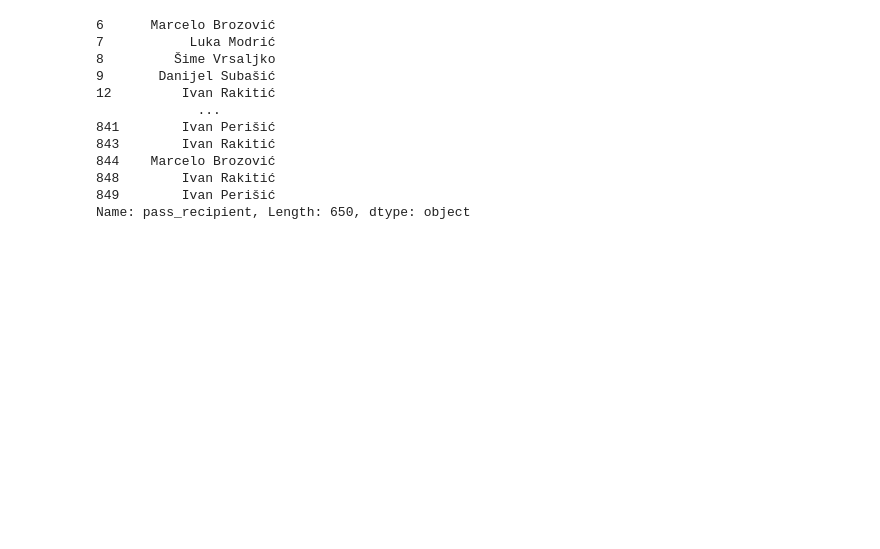
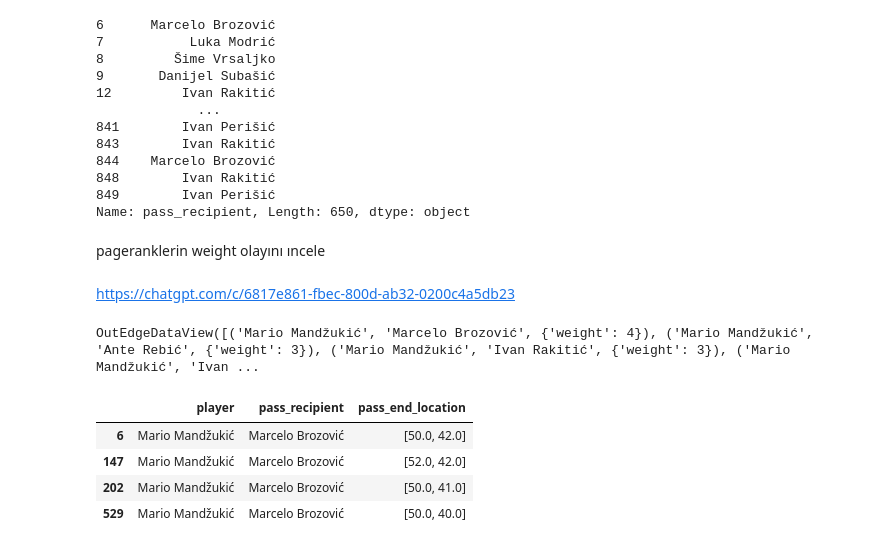
Before and after one commit to senolcemhan98/FootballAnalysisPageRank, a Jupyter notebook: PageRank.ipynb, the cells around one changed output. Drawn from its saved outputs; the diff is of its cells as text; code cells hidden in the pictures; blank space fills up the shorter version.

```diff
--- a/PageRank.ipynb
+++ b/PageRank.ipynb
@@ -280,3 +280,20 @@ passes['pass_recipient']
 848        Ivan Rakitić
 849        Ivan Perišić
 Name: pass_recipient, Length: 650, dtype: object
+# %% [markdown]
+pageranklerin weight olayını ıncele
+# %% [markdown]
+https://chatgpt.com/c/6817e861-fbec-800d-ab32-0200c4a5db23
+# %%
+edges
+# %% [output]
+OutEdgeDataView([('Mario Mandžukić', 'Marcelo Brozović', {'weight': 4}), ('Mario Mandžukić', 'Ante Rebić', {'weight': 3}), ('Mario Mandžukić', 'Ivan Rakitić', {'weight': 3}), ('Mario Mandžukić', 'Ivan ...
+# %%
+p = passes[['player','pass_recipient','pass_end_location']]
+p[(p['player']=='Mario Mandžukić')& (p['pass_recipient']=='Marcelo Brozović') ]
+# %% [output]
+|  | player | pass_recipient | pass_end_location |
+| 6 | Mario Mandžukić | Marcelo Brozović | [50.0, 42.0] |
+| 147 | Mario Mandžukić | Marcelo Brozović | [52.0, 42.0] |
+| 202 | Mario Mandžukić | Marcelo Brozović | [50.0, 41.0] |
+| 529 | Mario Mandžukić | Marcelo Brozović | [50.0, 40.0] |
```
Also changed, not shown: parts of 2 cells of this notebook, 1 other file.
